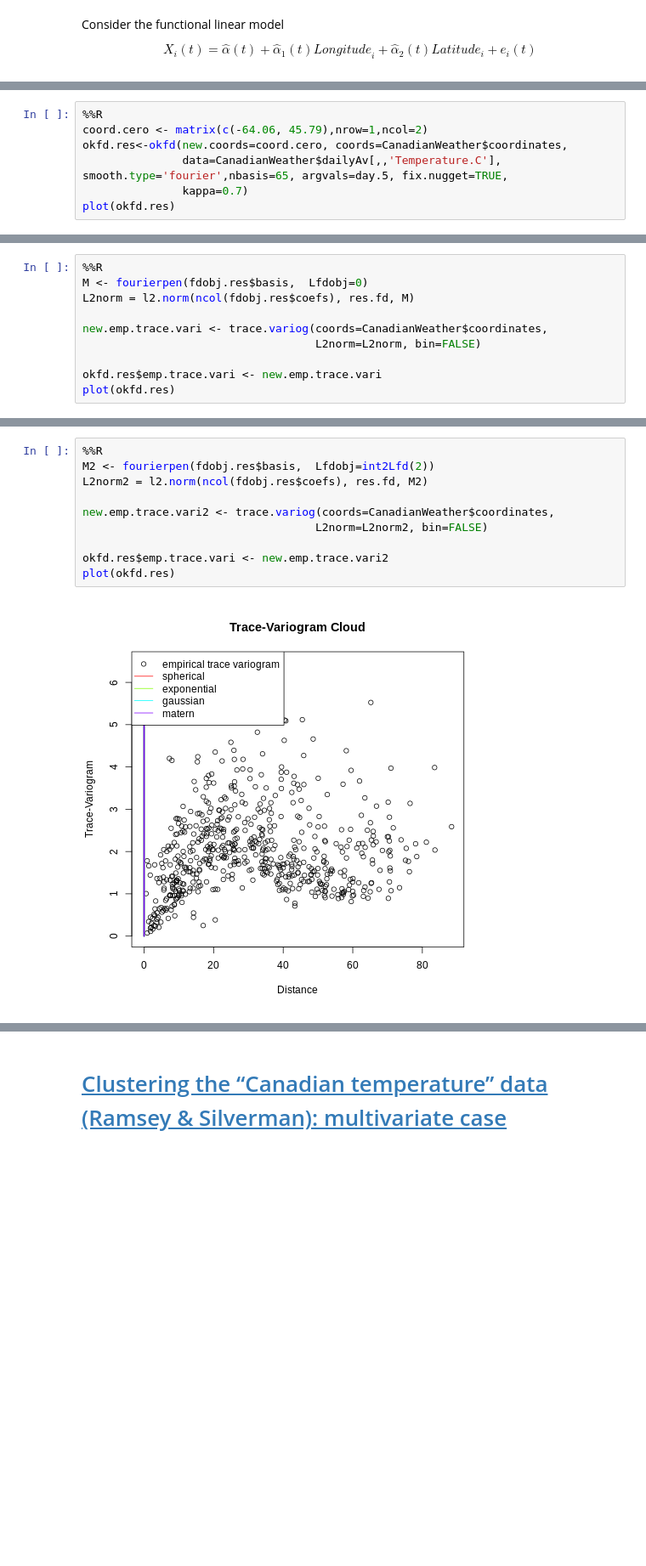
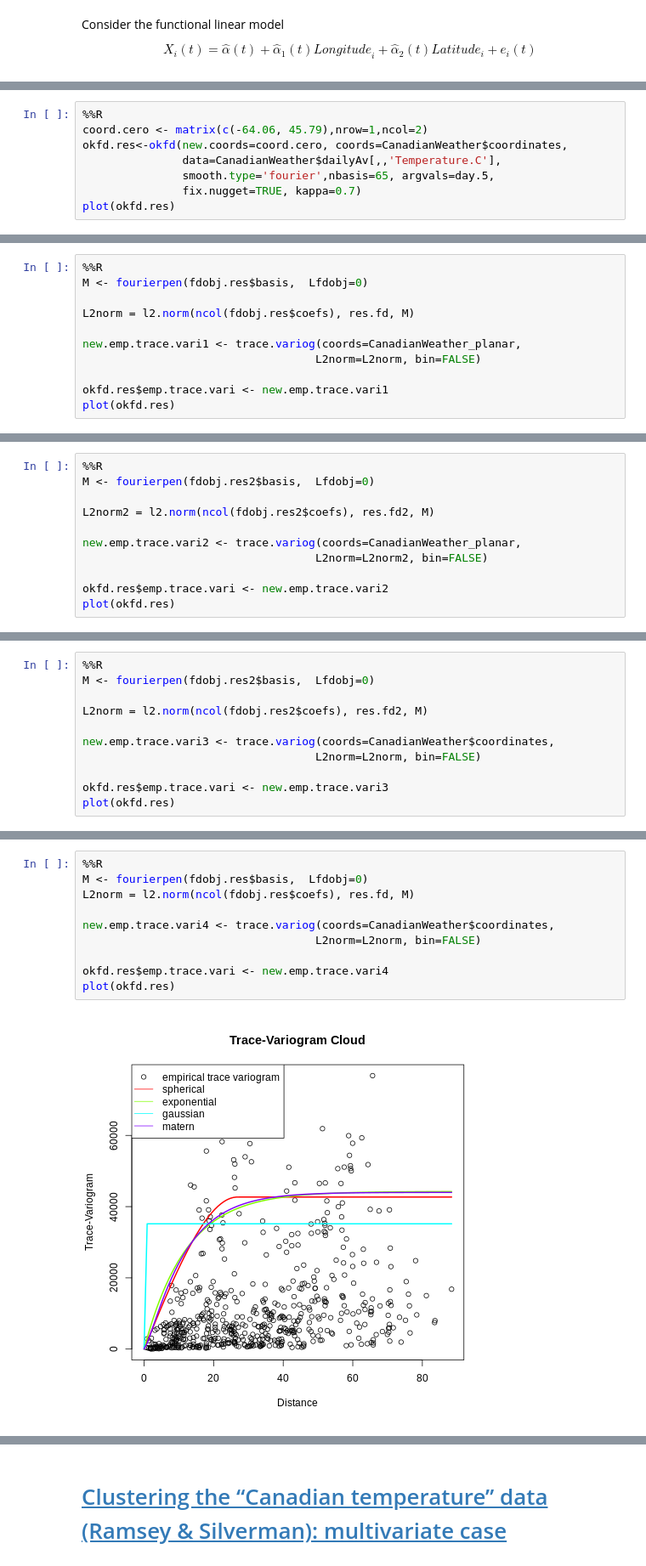
Before and after one commit to jofmorenore/Spatial_Clustering, a Jupyter notebook: Hierarchical_clustering_of_spatially_correlated_fd.ipynb, the cells around one changed output, grey strips where cells are left out. Shown at 85% size. Saved outputs shown, nothing was run; the diff lists cells and outputs as text; blank space fills up the shorter version.

```diff
--- a/Hierarchical_clustering_of_spatially_correlated_fd.ipynb
+++ b/Hierarchical_clustering_of_spatially_correlated_fd.ipynb
@@ -184,8 +282,9 @@ png
 %%R
 coord.cero <- matrix(c(-64.06, 45.79),nrow=1,ncol=2)
 okfd.res<-okfd(new.coords=coord.cero, coords=CanadianWeather$coordinates,
-               data=CanadianWeather$dailyAv[,,'Temperature.C'], smooth.type='fourier',nbasis=65, argvals=day.5, fix.nugget=TRUE,
-               kappa=0.7)
+               data=CanadianWeather$dailyAv[,,'Temperature.C'],
+               smooth.type='fourier',nbasis=65, argvals=day.5,
+               fix.nugget=TRUE, kappa=0.7)
 plot(okfd.res)
 # %% [output]
 [figure]
@@ -213,11 +312,12 @@ List of 3
 # %%
 %%R
 M <- fourierpen(fdobj.res$basis,  Lfdobj=0)
+
 L2norm = l2.norm(ncol(fdobj.res$coefs), res.fd, M)
 
-new.emp.trace.vari <- trace.variog(coords=CanadianWeather$coordinates,
+new.emp.trace.vari1 <- trace.variog(coords=CanadianWeather_planar,
                                    L2norm=L2norm, bin=FALSE)
 
-okfd.res$emp.trace.vari <- new.emp.trace.vari
+okfd.res$emp.trace.vari <- new.emp.trace.vari1
 plot(okfd.res)
 # %% [output]
@@ -239,0 +373,11 @@ List of 6
+# %%
+%%R
+M <- fourierpen(fdobj.res2$basis,  Lfdobj=0)
+
+L2norm2 = l2.norm(ncol(fdobj.res2$coefs), res.fd2, M)
+
+new.emp.trace.vari2 <- trace.variog(coords=CanadianWeather_planar,
+                                   L2norm=L2norm2, bin=FALSE)
+
+okfd.res$emp.trace.vari <- new.emp.trace.vari2
+plot(okfd.res)
@@ -239,0 +417,11 @@ List of 6
+# %%
+%%R
+M <- fourierpen(fdobj.res2$basis,  Lfdobj=0)
+
+L2norm = l2.norm(ncol(fdobj.res2$coefs), res.fd2, M)
+
+new.emp.trace.vari3 <- trace.variog(coords=CanadianWeather$coordinates,
+                                   L2norm=L2norm, bin=FALSE)
+
+okfd.res$emp.trace.vari <- new.emp.trace.vari3
+plot(okfd.res)
@@ -240,14 +542,14 @@ List of 6
 # %%
 %%R
-M2 <- fourierpen(fdobj.res$basis,  Lfdobj=int2Lfd(2))
-L2norm2 = l2.norm(ncol(fdobj.res$coefs), res.fd, M2)
+M <- fourierpen(fdobj.res$basis,  Lfdobj=0)
+L2norm = l2.norm(ncol(fdobj.res$coefs), res.fd, M)
 
-new.emp.trace.vari2 <- trace.variog(coords=CanadianWeather$coordinates,
-                                   L2norm=L2norm2, bin=FALSE)
+new.emp.trace.vari4 <- trace.variog(coords=CanadianWeather$coordinates,
+                                   L2norm=L2norm, bin=FALSE)
 
-okfd.res$emp.trace.vari <- new.emp.trace.vari2
+okfd.res$emp.trace.vari <- new.emp.trace.vari4
 plot(okfd.res)
 # %% [output]
-[figure, old version]
+[figure, new version]
 # %%
 %%R
```
Also changed, not shown: parts of 65 cells of this notebook.
